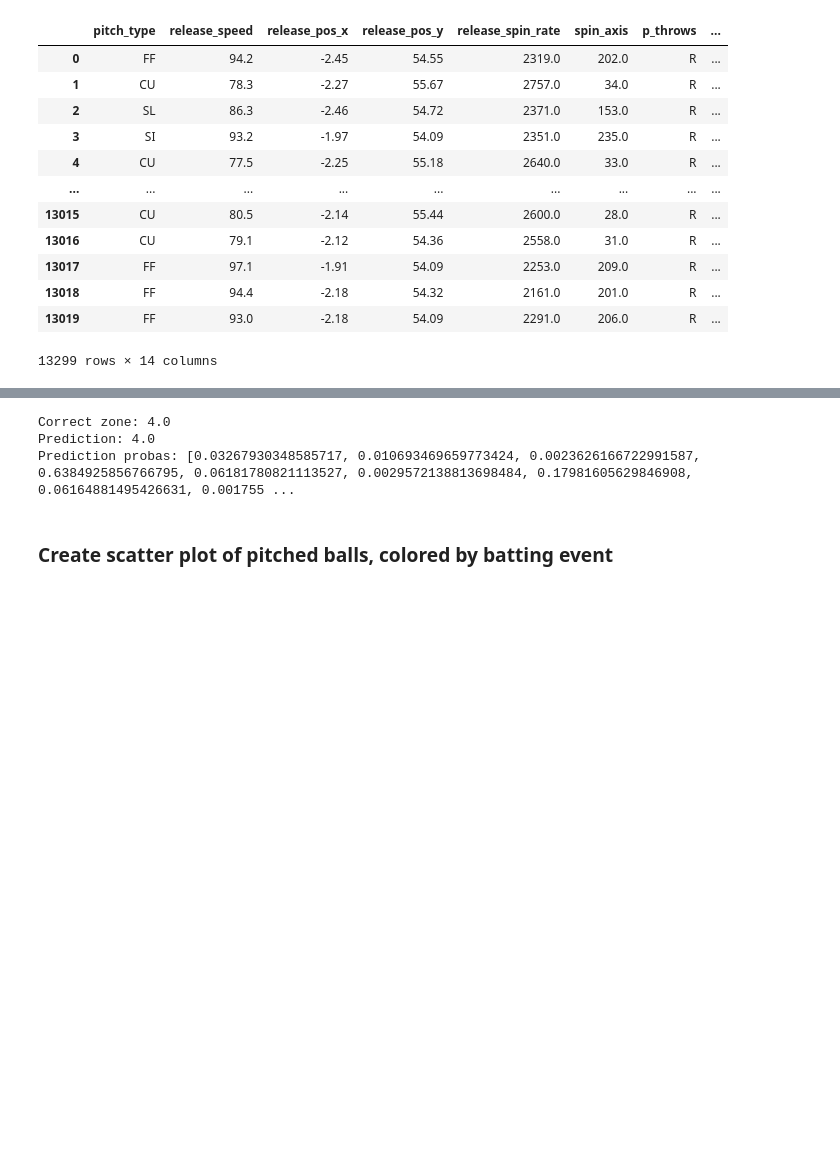
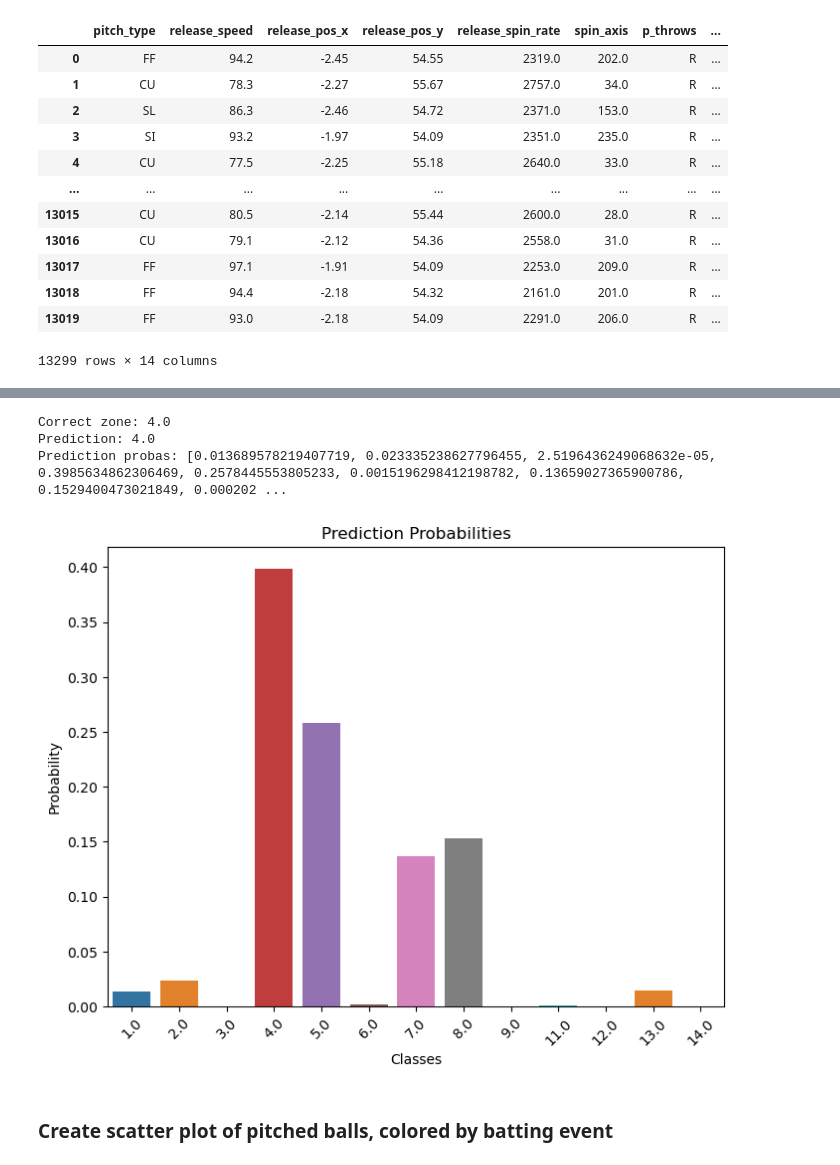
Before and after one commit to roshankern/MLB_Metrics_DS, a Jupyter notebook: mlb_metrics_backend/helpers_example.ipynb, the cells around one changed output, grey strips where cells are left out. Drawn from its saved outputs; the diff is of its cells as text; code cells hidden in the pictures; blank space fills up the shorter version.

Commit message:
add prediction probas bar graph

```diff
--- a/mlb_metrics_backend/helpers_example.ipynb
+++ b/mlb_metrics_backend/helpers_example.ipynb
@@ -83,16 +78,20 @@ svc accuracy: 0.7255639097744361
 # %%
 random_row = mikolaus_model_data.sample(n=1, random_state=0)
 random_row_features = random_row.drop(columns=["zone"])
 random_row_target = random_row["zone"]
 
-prediction, prediction_probas = mlb_metrics_helpers.model_prediction(model, random_row_features)
+prediction, prediction_probas, class_labels = mlb_metrics_helpers.model_prediction(model, random_row_features)
 print(f"Correct zone: {random_row_target.values[0]}")
 print(f"Prediction: {prediction}")
 print(f"Prediction probas: {prediction_probas}")
+
+fig = mlb_metrics_helpers.plot_prediction_probas(prediction_probas, class_labels)
+fig.show()
 # %% [output]
 Correct zone: 4.0
 Prediction: 4.0
-Prediction probas: [0.03267930348585717, 0.010693469659773424, 0.0023626166722991587, 0.6384925856766795, 0.06181780821113527, 0.0029572138813698484, 0.17981605629846908, 0.06164881495426631, 0.001755 ...
+Prediction probas: [0.013689578219407719, 0.023335238627796455, 2.5196436249068632e-05, 0.3985634862306469, 0.2578445553805233, 0.0015196298412198782, 0.13659027365900786, 0.1529400473021849, 0.000202 ...
+[figure, added]
 # %% [markdown]
 ### Create scatter plot of pitched balls, colored by batting event
 # %%
```
Also changed, not shown: parts of 3 cells of this notebook, 5 other files.
